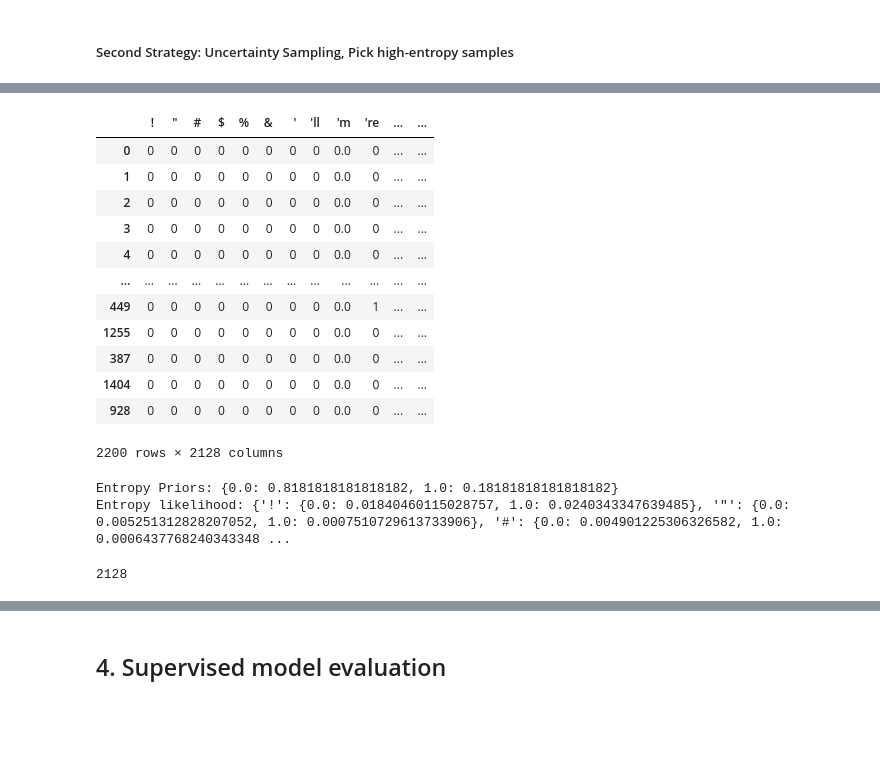
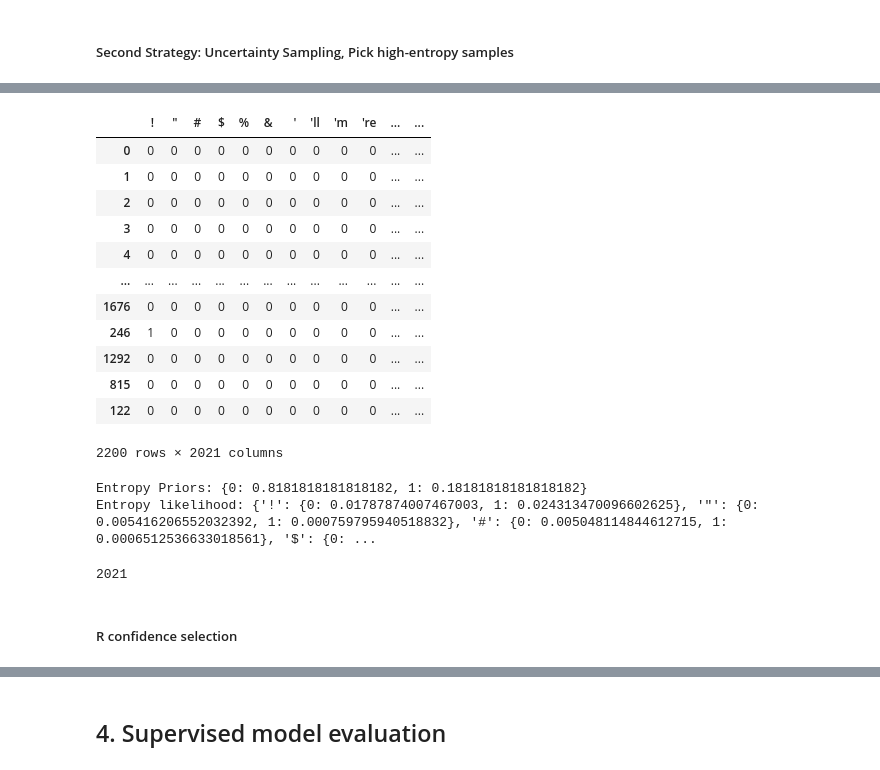
Before and after one commit to YubotKwng/Naive-Bayes-model-classifiying-spam-messages, a Jupyter notebook: COMP30027_2025_asst1_template.ipynb, the cells around one changed output, grey strips where cells are left out. Cells and saved outputs as stored; diff of their text form; code cells hidden in the pictures; blank space fills up the shorter version.

```diff
--- a/COMP30027_2025_asst1_template.ipynb
+++ b/COMP30027_2025_asst1_template.ipynb
@@ -575,11 +547,23 @@ from scipy.stats import entropy
 
 def compute_entropy_scores(unlabelled_data, posterior_function, prior, likelihood):
 
-    posterior_probs = posterior_function(unlabelled_data, prior, likelihood)
+    select_posterior_probs = posterior_function(unlabelled_data, prior, likelihood)
 
     entropy_values = []
-    for probs in posterior_probs:
-        entropy_val = entropy(list(probs.values()), base=2)
+    for probs in select_posterior_probs:
+        log_prob_c0 = probs[0]
+        log_prob_c1 = probs[1]
+
+        # Convert log probs to actual probs via softmax normalization (optional but more accurate)
+        max_log = max(log_prob_c0, log_prob_c1)
+        prob_c0 = math.exp(log_prob_c0 - max_log)
+        prob_c1 = math.exp(log_prob_c1 - max_log)
+        total = prob_c0 + prob_c1
+        norm_prob_c0 = prob_c0 / total
+        norm_prob_c1 = prob_c1 / total
+        norm_prob = {0: norm_prob_c0, 1: norm_prob_c1}
+
+        entropy_val = entropy(list(norm_prob.values()), base=2)
         entropy_values.append(entropy_val)
 
 
@@ -590,10 +574,10 @@ def select_high_entropy_samples(unlabelled_data, entropy_scores, k=200):
     selected_df = unlabelled_data.loc[top_k_indices]
     return selected_df
 # %%
-entropy_count = pd.DataFrame(create_count(unlabel_df, unlabel_vocabulary), columns = unlabel_vocabulary)
+unlabel_count = pd.DataFrame(create_count(unlabel_df, unlabel_vocabulary), columns = unlabel_vocabulary)
 
 # Step 1: Compute entropy
-entropy_scores = compute_entropy_scores(entropy_count, calc_posterior_with_smoothing, priors_prob, word_probs)
+entropy_scores = compute_entropy_scores(unlabel_count, calc_posterior_with_smoothing, priors_prob, word_probs)
 
 # Step 2: Select top-k high-entropy samples
-selected = select_high_entropy_samples(entropy_count, entropy_scores, k=200)
+selected_entropy = select_high_entropy_samples(unlabel_count, entropy_scores, k=200)
@@ -663,25 +600,26 @@ entropy_train_data
 # %%
-entropy_train_data = pd.concat([count_df,selected])
+entropy_train_data = pd.concat([count_df,selected_entropy])
 
 # Replace all NaN values with 0
 entropy_train_data = entropy_train_data.fillna(0)
 entropy_train_data = entropy_train_data.astype(int)
+entropy_train_data = entropy_train_data.loc[:, (entropy_train_data != 0).any(axis=0)]
 
 entropy_train_data
 # %% [output]
 |  | ! | " | # | $ | % | & | ' | 'll | 'm | 're | ... | ... |
-| 0 | 0 | 0 | 0 | 0 | 0 | 0 | 0 | 0 | 0.0 | 0 | ... | ... |
-| 1 | 0 | 0 | 0 | 0 | 0 | 0 | 0 | 0 | 0.0 | 0 | ... | ... |
-| 2 | 0 | 0 | 0 | 0 | 0 | 0 | 0 | 0 | 0.0 | 0 | ... | ... |
-| 3 | 0 | 0 | 0 | 0 | 0 | 0 | 0 | 0 | 0.0 | 0 | ... | ... |
-| 4 | 0 | 0 | 0 | 0 | 0 | 0 | 0 | 0 | 0.0 | 0 | ... | ... |
+| 0 | 0 | 0 | 0 | 0 | 0 | 0 | 0 | 0 | 0 | 0 | ... | ... |
+| 1 | 0 | 0 | 0 | 0 | 0 | 0 | 0 | 0 | 0 | 0 | ... | ... |
+| 2 | 0 | 0 | 0 | 0 | 0 | 0 | 0 | 0 | 0 | 0 | ... | ... |
+| 3 | 0 | 0 | 0 | 0 | 0 | 0 | 0 | 0 | 0 | 0 | ... | ... |
+| 4 | 0 | 0 | 0 | 0 | 0 | 0 | 0 | 0 | 0 | 0 | ... | ... |
 | ... | ... | ... | ... | ... | ... | ... | ... | ... | ... | ... | ... | ... |
-| 449 | 0 | 0 | 0 | 0 | 0 | 0 | 0 | 0 | 0.0 | 1 | ... | ... |
-| 1255 | 0 | 0 | 0 | 0 | 0 | 0 | 0 | 0 | 0.0 | 0 | ... | ... |
-| 387 | 0 | 0 | 0 | 0 | 0 | 0 | 0 | 0 | 0.0 | 0 | ... | ... |
-| 1404 | 0 | 0 | 0 | 0 | 0 | 0 | 0 | 0 | 0.0 | 0 | ... | ... |
-| 928 | 0 | 0 | 0 | 0 | 0 | 0 | 0 | 0 | 0.0 | 0 | ... | ... |
+| 1676 | 0 | 0 | 0 | 0 | 0 | 0 | 0 | 0 | 0 | 0 | ... | ... |
+| 246 | 1 | 0 | 0 | 0 | 0 | 0 | 0 | 0 | 0 | 0 | ... | ... |
+| 1292 | 0 | 0 | 0 | 0 | 0 | 0 | 0 | 0 | 0 | 0 | ... | ... |
+| 815 | 0 | 0 | 0 | 0 | 0 | 0 | 0 | 0 | 0 | 0 | ... | ... |
+| 122 | 0 | 0 | 0 | 0 | 0 | 0 | 0 | 0 | 0 | 0 | ... | ... |
-2200 rows × 2128 columns
+2200 rows × 2021 columns
 # %%
 # train the new semi-supervised model
 #entropy_vocabulary, entropy_df = create_matrix(df)
@@ -690,9 +628,11 @@ entropy_priors_prob, entropy_word_probs = train_model(entropy_train_data)
 print("Entropy Priors:", entropy_priors_prob)
 print("Entropy likelihood:", entropy_word_probs)
 # %% [output]
-Entropy Priors: {0.0: 0.8181818181818182, 1.0: 0.18181818181818182}
-Entropy likelihood: {'!': {0.0: 0.01840460115028757, 1.0: 0.0240343347639485}, '"': {0.0: 0.005251312828207052, 1.0: 0.0007510729613733906}, '#': {0.0: 0.004901225306326582, 1.0: 0.0006437768240343348 ...
+Entropy Priors: {0: 0.8181818181818182, 1: 0.18181818181818182}
+Entropy likelihood: {'!': {0: 0.01787874007467003, 1: 0.024313470096602625}, '"': {0: 0.005416206552032392, 1: 0.000759795940518832}, '#': {0: 0.005048114844612715, 1: 0.0006512536633018561}, '$': {0: ...
 # %%
 len(entropy_train_data.columns)
 # %% [output]
-2128
+2021
+# %% [markdown]
+##### R confidence selection
```
Also changed, not shown: parts of 39 cells of this notebook.
